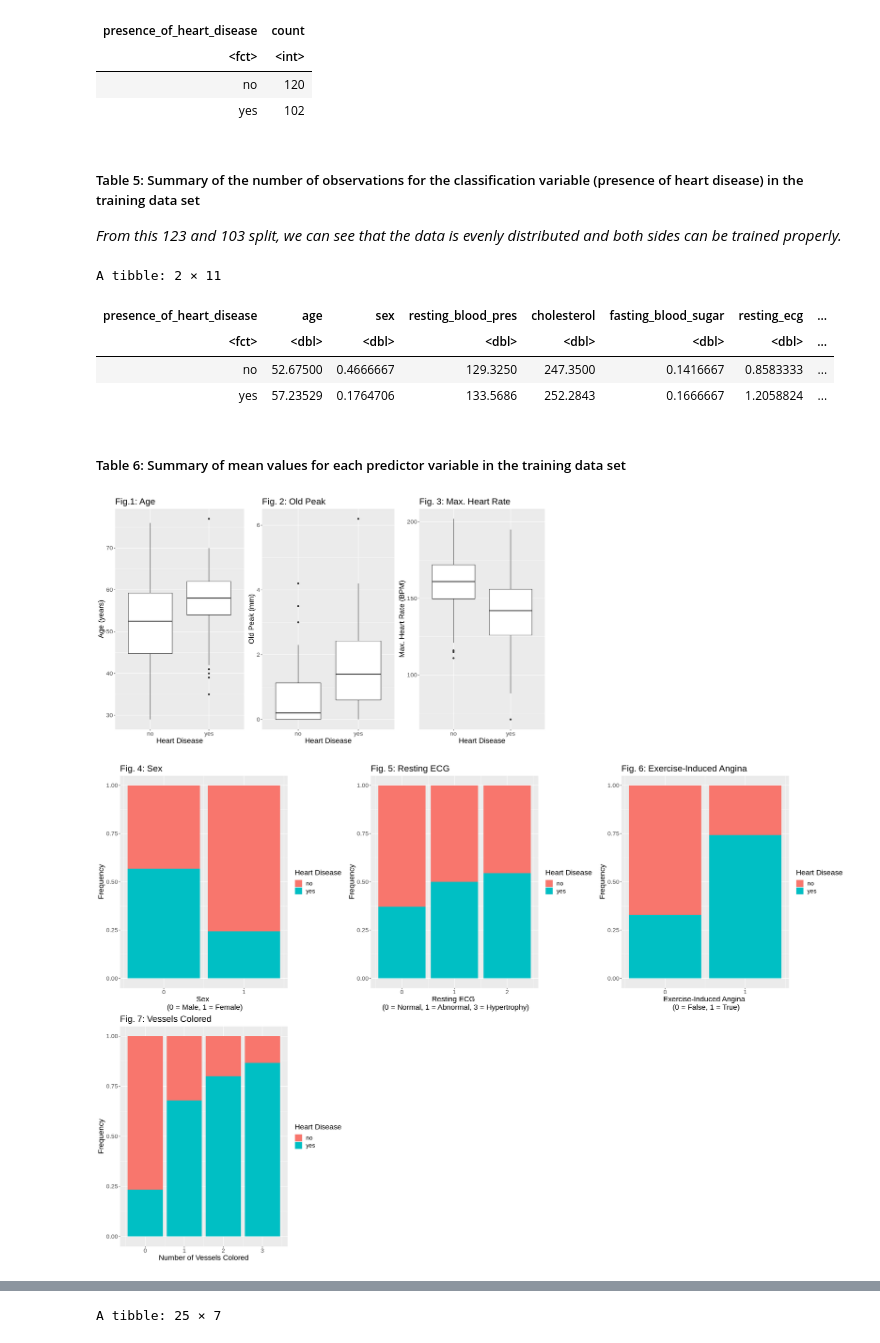
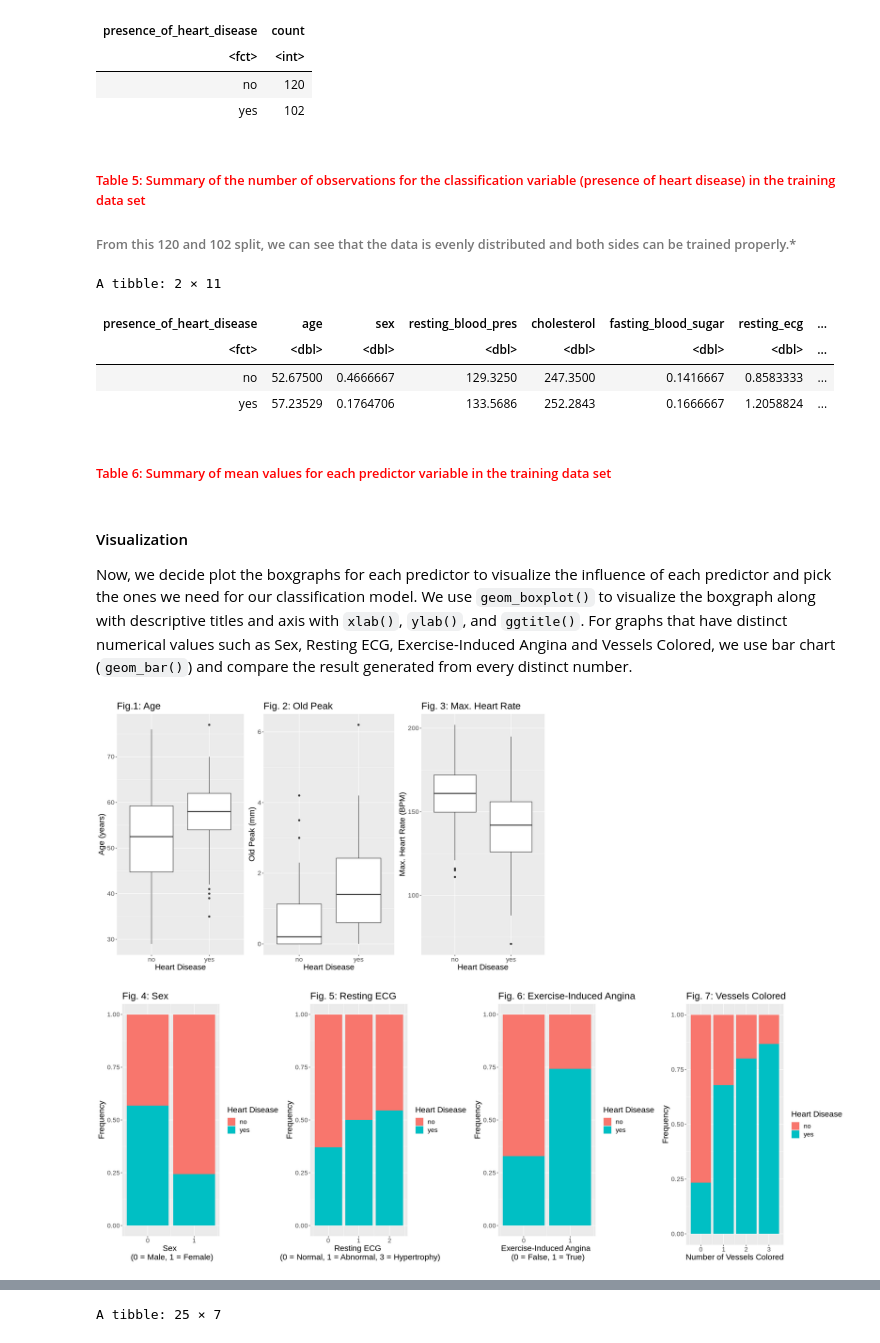
Before and after one commit to akosek4/DSCI-100-Heart-Disease-Project, a Jupyter notebook: Final-Prelim_JMB.ipynb, the cells around one changed output, grey strips where cells are left out. Saved outputs shown, nothing was run; the diff lists cells and outputs as text; code cells hidden in the pictures.

Commit message:
Method to Body of the Project 1
Done 80% - moving the method explanatio to the markdown cells at every appropriate place above the coding cells.

```diff
--- a/Final-Prelim_JMB.ipynb
+++ b/Final-Prelim_JMB.ipynb
@@ -206,8 +240,8 @@ A tibble: 2 × 2
 | no | 120 |
 | yes | 102 |
 # %% [markdown]
-##### Table 5: Summary of the number of observations for the classification variable (presence of heart disease) in the training data set
-*From this 123 and 103 split, we can see that the data is evenly distributed and both sides can be trained properly.*
+###### <span style="color: red"> Table 5: Summary of the number of observations for the classification variable (presence of heart disease) in the training data set </span>
+###### From this 120 and 102 split, we can see that the data is evenly distributed and both sides can be trained properly.*
 # %%
 # summarize mean values for each potential predictor variable in training set
 summary_mean_table <- data_training |>
@@ -221,7 +255,10 @@ A tibble: 2 × 11
 | no | 52.67500 | 0.4666667 | 129.3250 | 247.3500 | 0.1416667 | 0.8583333 | ... |
 | yes | 57.23529 | 0.1764706 | 133.5686 | 252.2843 | 0.1666667 | 1.2058824 | ... |
 # %% [markdown]
-##### Table 6: Summary of mean values for each predictor variable in the training data set
+###### <span style="color: red"> Table 6: Summary of mean values for each predictor variable in the training data set </span>
+# %% [markdown]
+#### Visualization
+Now, we decide plot the boxgraphs for each predictor to visualize the influence of each predictor and pick the ones we need for our classification model. We use `geom_boxplot()` to visualize the boxgraph along with descriptive titles and axis with `xlab()`, `ylab()`, and `ggtitle()`. For graphs that have distinct numerical values such as Sex, Resting ECG, Exercise-Induced Angina and Vessels Colored, we use bar chart (`geom_bar()`) and compare the result generated from every distinct number.
 # %%
 # generate box-plot visualizations
 options(repr.plot.width = 8, repr.plot.height = 8)
@@ -307,16 +344,16 @@ data_vessels_plot <- data_training |>
     scale_x_continuous(breaks=seq(0, 3, 1)) +
     theme(text = element_text(size = 17))
 # %%
-options(repr.plot.width = 24, repr.plot.height = 8)
+options(repr.plot.width = 22, repr.plot.height = 8)
 
 plot_grid_1 <- plot_grid(age_plot, oldpeak_plot, mhr_plot, ncol = 5)
 plot_grid_1
 
-options(repr.plot.width = 24, repr.plot.height = 16)
+options(repr.plot.width = 22, repr.plot.height = 8)
 plot_grid_2 <- plot_grid(sex_plot, resting_ecg_plot,
-                         exercise_induced_angina_plot, data_vessels_plot, ncol = 3, nrow = 2)
+                         exercise_induced_angina_plot, data_vessels_plot, ncol = 4)
 plot_grid_2
 # %% [output]
-[figure, old version]
+[figure, new version]
-[figure, old version]
+[figure, new version]
 # %% [markdown]
```
Also changed, not shown: parts of 12 cells of this notebook.
